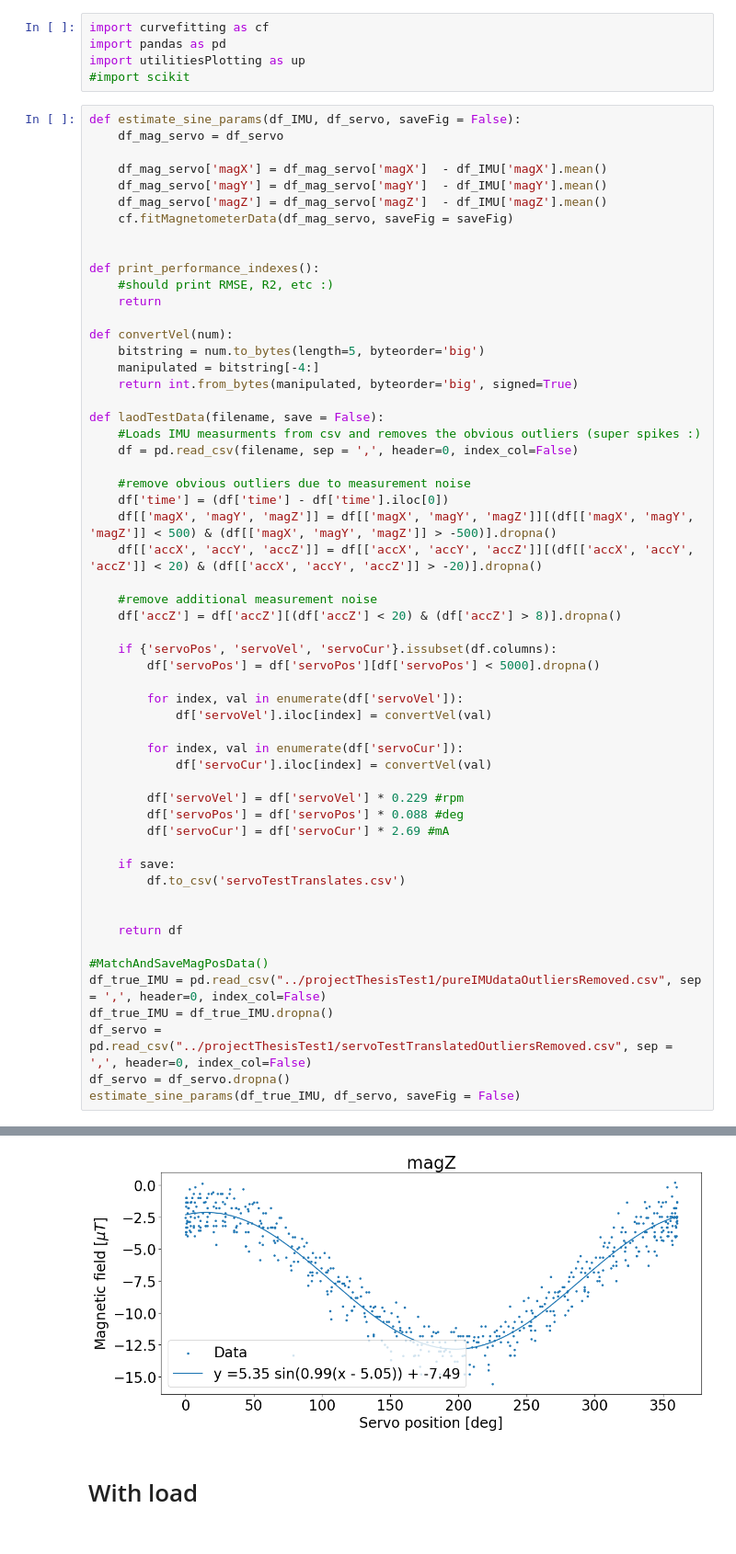
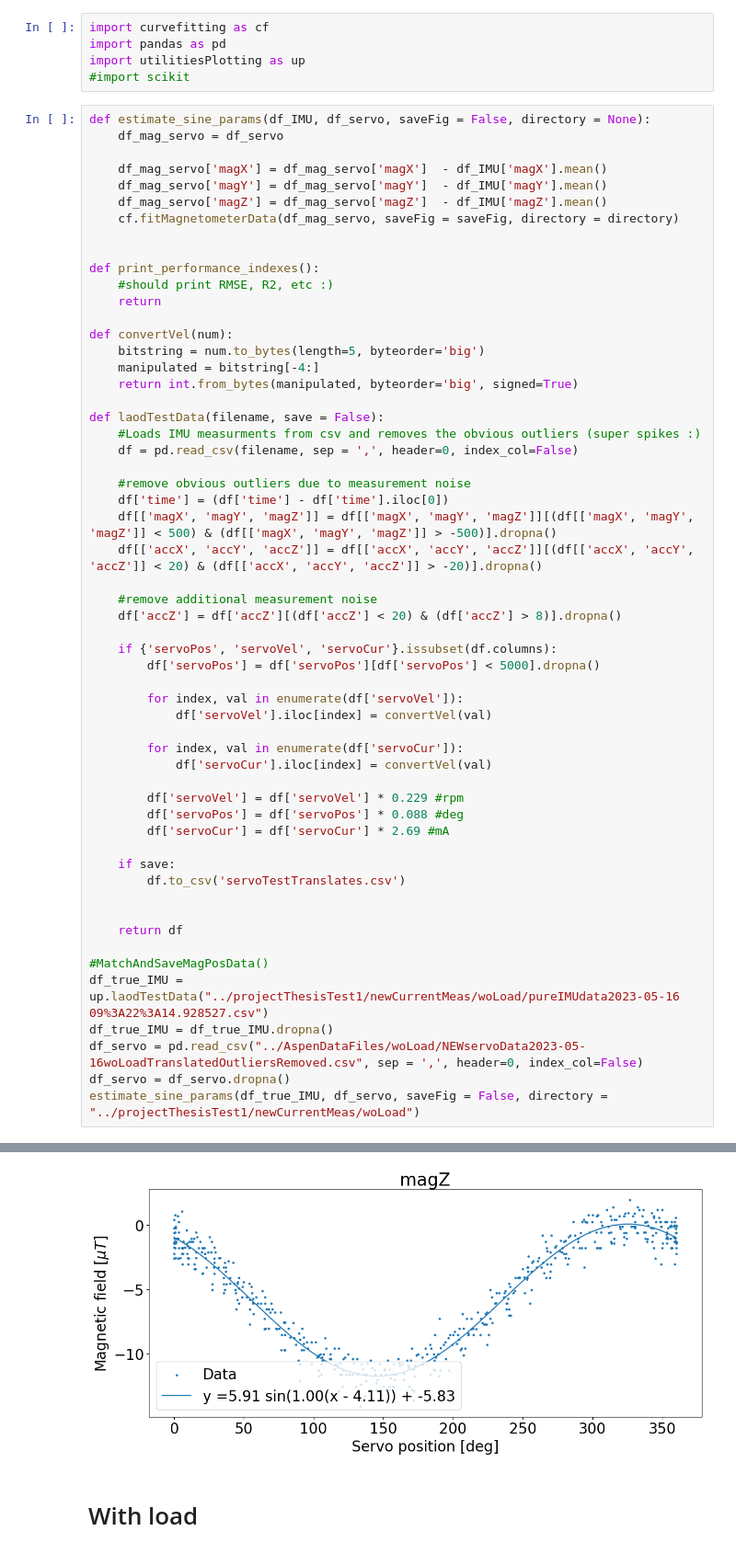
Before and after one commit to Boa-Snake-Robot/Magnetic-Noise-Compensation, a Jupyter notebook: JustTesting/estimateServoMagneticField.ipynb, the cells around one changed output, grey strips where cells are left out. Shown: that part at 92% size. Cells and saved outputs as stored; diff of their text form.

```diff
--- a/JustTesting/estimateServoMagneticField.ipynb
+++ b/JustTesting/estimateServoMagneticField.ipynb
@@ -4,13 +4,13 @@ import pandas as pd
 import utilitiesPlotting as up
 #import scikit
 # %%
-def estimate_sine_params(df_IMU, df_servo, saveFig = False):
+def estimate_sine_params(df_IMU, df_servo, saveFig = False, directory = None):
     df_mag_servo = df_servo
 
     df_mag_servo['magX'] = df_mag_servo['magX']  - df_IMU['magX'].mean()
     df_mag_servo['magY'] = df_mag_servo['magY']  - df_IMU['magY'].mean()
     df_mag_servo['magZ'] = df_mag_servo['magZ']  - df_IMU['magZ'].mean()
-    cf.fitMagnetometerData(df_mag_servo, saveFig = saveFig)
+    cf.fitMagnetometerData(df_mag_servo, saveFig = saveFig, directory = directory)
 
 
 def print_performance_indexes():
@@ -54,9 +54,9 @@ def laodTestData(filename, save = False):
     return df
 
 #MatchAndSaveMagPosData()
-df_true_IMU = pd.read_csv("../projectThesisTest1/pureIMUdataOutliersRemoved.csv", sep = ',', header=0, index_col=False)
+df_true_IMU = up.laodTestData("../projectThesisTest1/newCurrentMeas/woLoad/pureIMUdata2023-05-16 09%3A22%3A14.928527.csv")
 df_true_IMU = df_true_IMU.dropna()
-df_servo = pd.read_csv("../projectThesisTest1/servoTestTranslatedOutliersRemoved.csv", sep = ',', header=0, index_col=False)
+df_servo = pd.read_csv("../AspenDataFiles/woLoad/NEWservoData2023-05-16woLoadTranslatedOutliersRemoved.csv", sep = ',', header=0, index_col=False)
 df_servo = df_servo.dropna()
-estimate_sine_params(df_true_IMU, df_servo, saveFig = False)
+estimate_sine_params(df_true_IMU, df_servo, saveFig = False, directory = "../projectThesisTest1/newCurrentMeas/woLoad")
 # %% [output]
@@ -71,4 +81,4 @@ Params:
-[figure, old version]
+[figure, new version]
 # %% [markdown]
 # With load
 # %%
```
Also changed, not shown: parts of 6 cells of this notebook, 9 other files.
